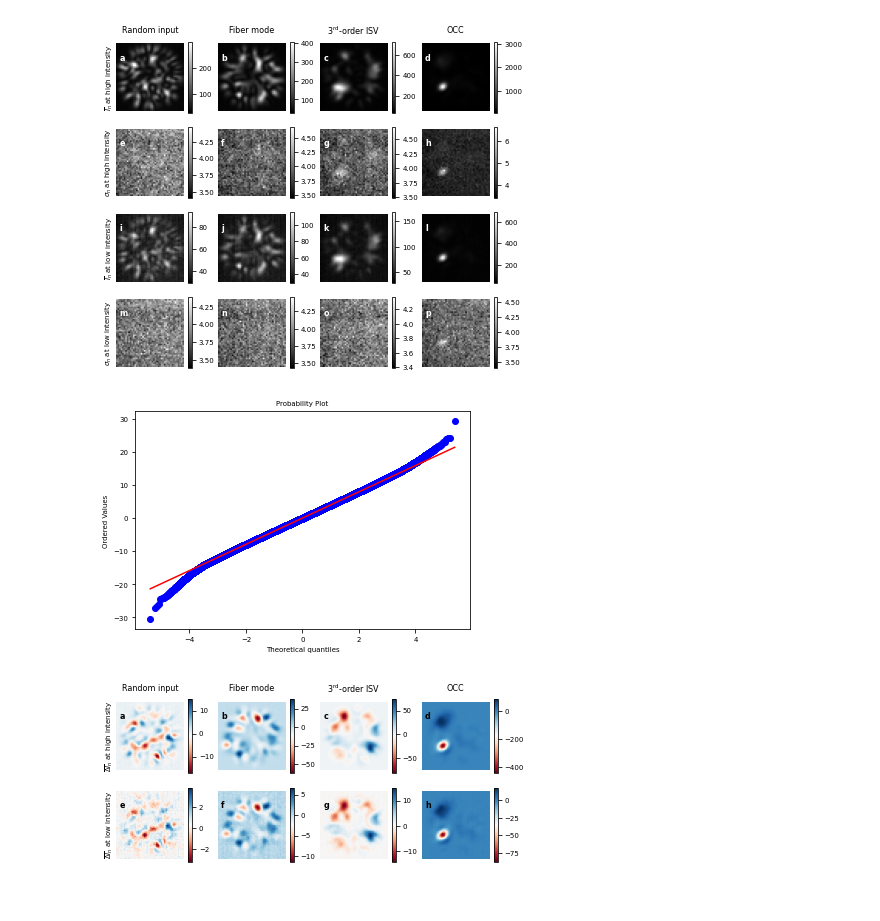
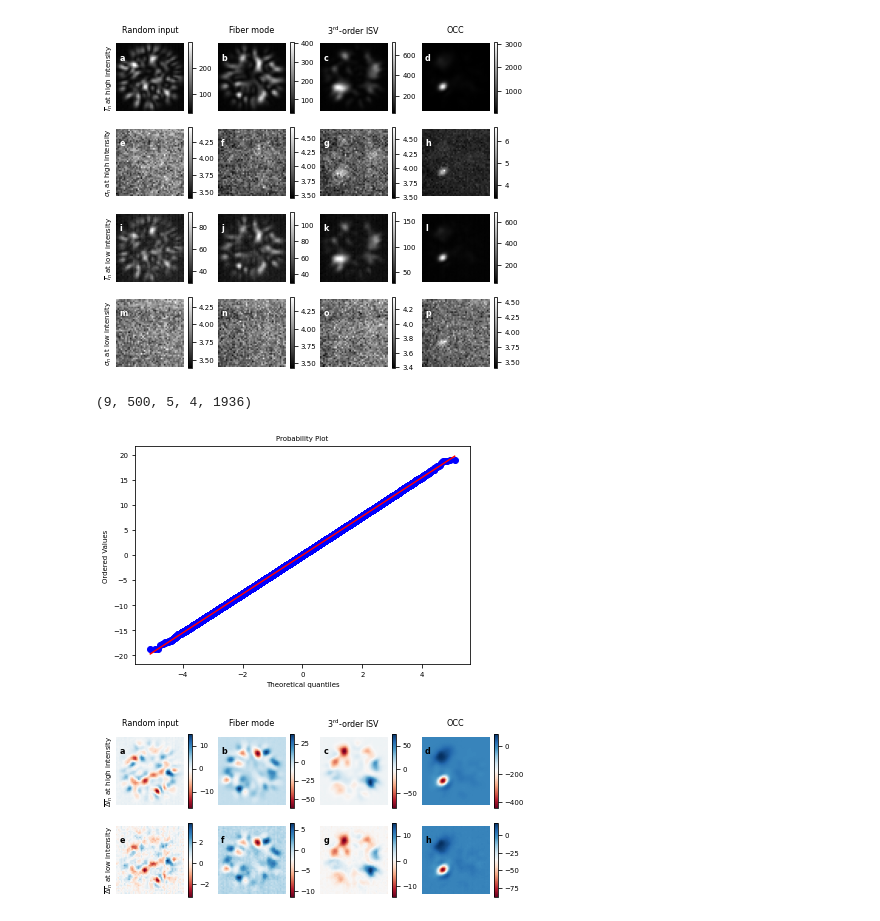
Before and after one commit to rodguti90/Article_PrecisionLimitTensorWFS, a Jupyter notebook: Crashing_disorder_figuresSI.ipynb, the cells around one changed output. Saved outputs shown, nothing was run; the diff lists cells and outputs as text; code cells hidden in the pictures.

```diff
--- a/Crashing_disorder_figuresSI.ipynb
+++ b/Crashing_disorder_figuresSI.ipynb
@@ -1035,15 +1032,19 @@ np.mean(stdI[:,ind_amp2,:])
 # %% [output]
 3.870485538457524
 [figure]
+# %%
+measurs.shape
+# %% [output]
+(9, 500, 5, 4, 1936)
 # %%
 import pylab
 import scipy.stats as stats
 measurs = Iest_vecs - np.mean(Iest_vecs, axis=1, keepdims=True)
-measurements = measurs[0,:,:,:,:].ravel()#np.random.normal(loc = 20, scale = 5, size=100)
+measurements = measurs[4,:,-1,:,:].ravel()#np.random.normal(loc = 20, scale = 5, size=100)
 stats.probplot(measurements, dist='norm', plot=pylab)
 pylab.show()
 # %% [output]
-[figure, old version]
+[figure, new version]
 # %%
 Idiffs_amps = (np.mean(Iest_vecs[ind_der_0+ind_der_pm,:], axis=0)-np.mean(Iest_vecs[ind_der_0-ind_der_pm,:], axis=0))
 # %%
```
Also changed, not shown: parts of 29 cells of this notebook, 2 other files.
